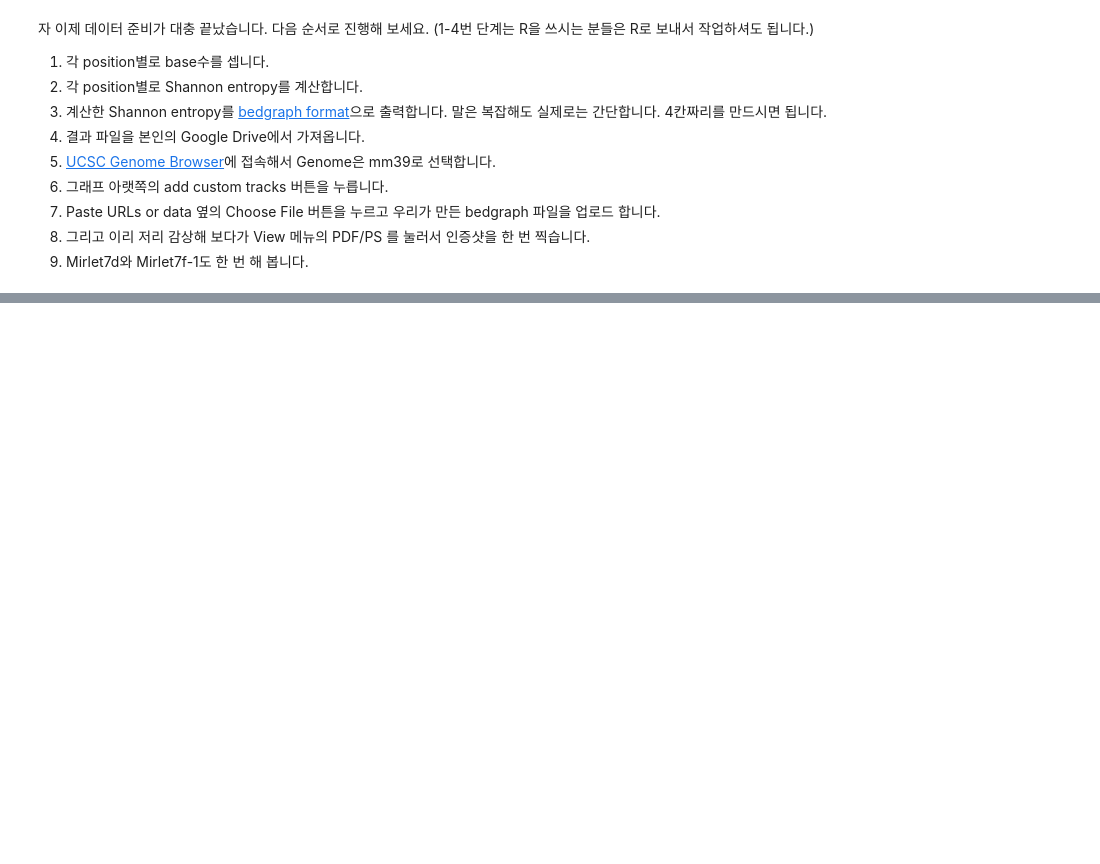
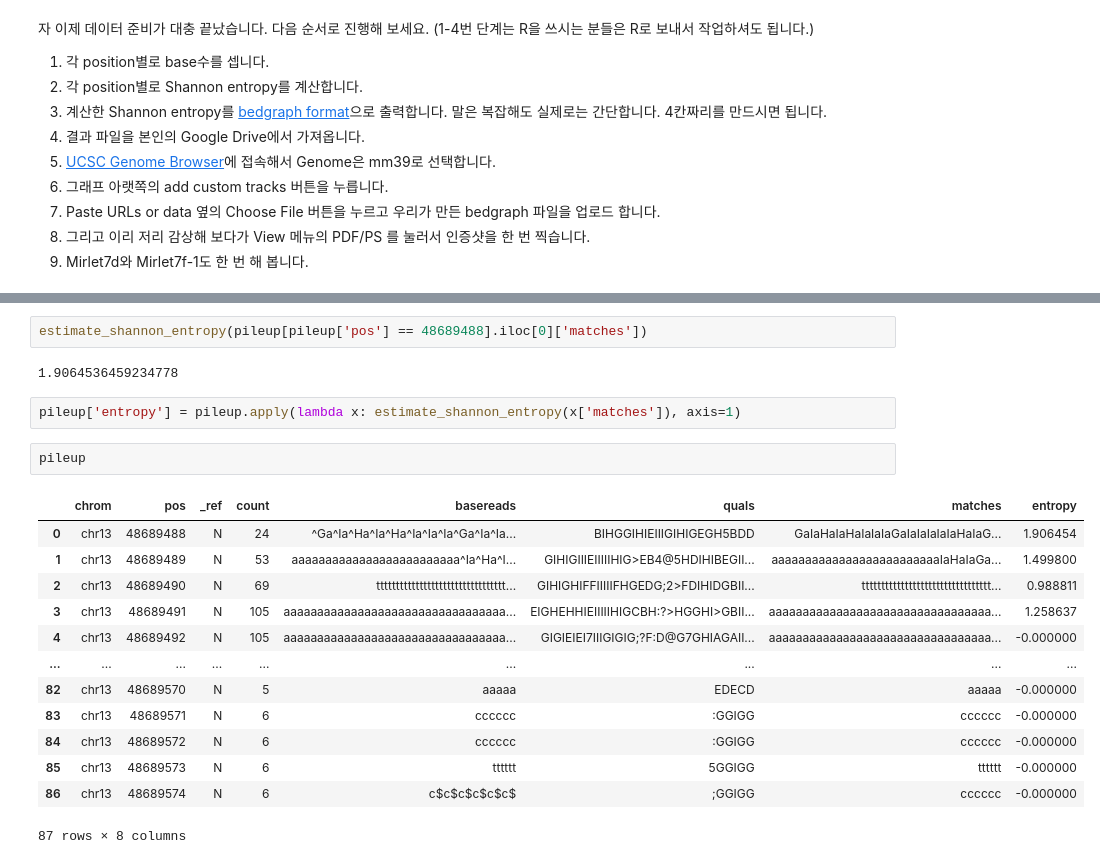
Before and after one commit to heeseungYoo/bioinfo1-proj, a Jupyter notebook: CoLab_TermProj_2022_3.ipynb, the cells around one changed output, grey strips where cells are left out. Drawn from its saved outputs; the diff is of its cells as text; blank space fills up the shorter version.

```diff
--- a/CoLab_TermProj_2022_3.ipynb
+++ b/CoLab_TermProj_2022_3.ipynb
@@ -253,3 +339,25 @@ pileup['C_count'] = pileup['matches'].str.count('C')
+# %%
+estimate_shannon_entropy(pileup[pileup['pos'] == 48689488].iloc[0]['matches'])
+# %% [output]
+1.9064536459234778
+# %%
+pileup['entropy'] = pileup.apply(lambda x: estimate_shannon_entropy(x['matches']), axis=1)
+# %%
+pileup
+# %% [output]
+|  | chrom | pos | _ref | count | basereads | quals | matches | entropy |
+| 0 | chr13 | 48689488 | N | 24 | ^Ga^Ia^Ha^Ia^Ha^Ia^Ia^Ia^Ga^Ia^Ia... | BIHGGIHIEIIIGIHIGEGH5BDD | GaIaHaIaHaIaIaIaGaIaIaIaIaIaHaIaG... | 1.906454 |
+| 1 | chr13 | 48689489 | N | 53 | aaaaaaaaaaaaaaaaaaaaaaaaa^Ia^Ha^I... | GIHIGIIIEIIIIIHIG>EB4@5HDIHIBEGII... | aaaaaaaaaaaaaaaaaaaaaaaaaIaHaIaGa... | 1.499800 |
+| 2 | chr13 | 48689490 | N | 69 | ttttttttttttttttttttttttttttttttt... | GIHIGHIFFIIIIIFHGEDG;2>FDIHIDGBII... | ttttttttttttttttttttttttttttttttt... | 0.988811 |
+| 3 | chr13 | 48689491 | N | 105 | aaaaaaaaaaaaaaaaaaaaaaaaaaaaaaaaa... | EIGHEHHIEIIIIIHIGCBH:?>HGGHI>GBII... | aaaaaaaaaaaaaaaaaaaaaaaaaaaaaaaaa... | 1.258637 |
+| 4 | chr13 | 48689492 | N | 105 | aaaaaaaaaaaaaaaaaaaaaaaaaaaaaaaaa... | GIGIEIEI7IIIGIGIG;?F:D@G7GHIAGAII... | aaaaaaaaaaaaaaaaaaaaaaaaaaaaaaaaa... | -0.000000 |
+| ... | ... | ... | ... | ... | ... | ... | ... | ... |
+| 82 | chr13 | 48689570 | N | 5 | aaaaa | EDECD | aaaaa | -0.000000 |
+| 83 | chr13 | 48689571 | N | 6 | cccccc | :GGIGG | cccccc | -0.000000 |
+| 84 | chr13 | 48689572 | N | 6 | cccccc | :GGIGG | cccccc | -0.000000 |
+| 85 | chr13 | 48689573 | N | 6 | tttttt | 5GGIGG | tttttt | -0.000000 |
+| 86 | chr13 | 48689574 | N | 6 | c$c$c$c$c$c$ | ;GGIGG | cccccc | -0.000000 |
+87 rows × 8 columns
 # %%
 pileup[pileup['pos'] == 106056094]
 # %% [output]
```
Also changed, not shown: parts of 20 cells of this notebook.
